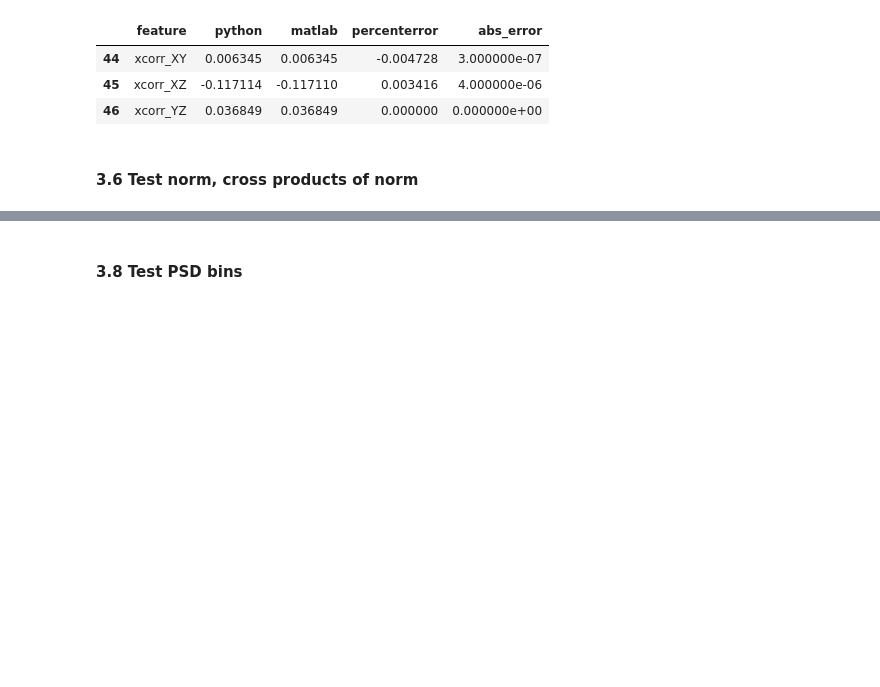
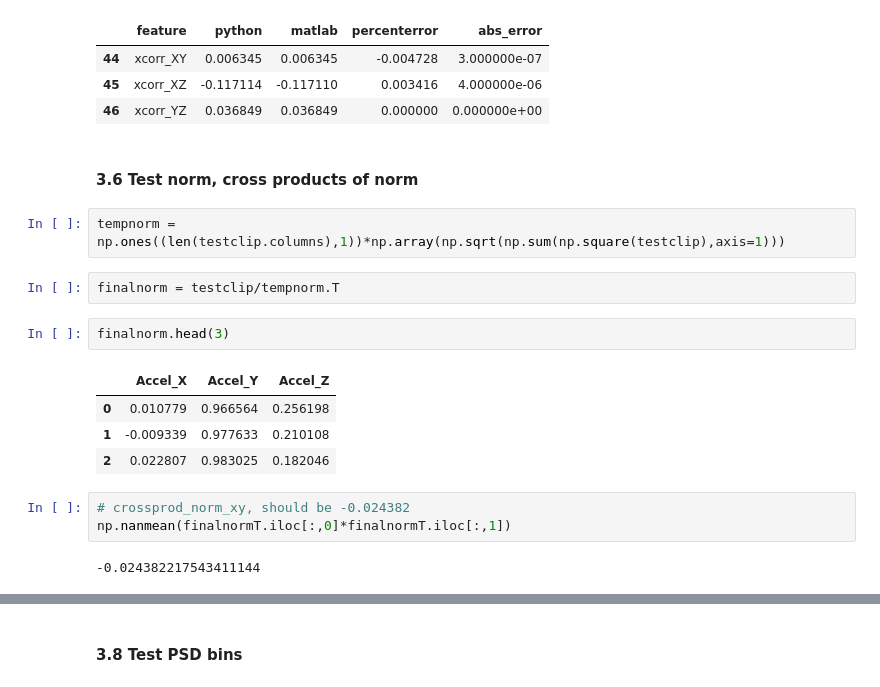
Before and after one commit to kamshee/activity-recognition-process, a Jupyter notebook: TestFeatures.ipynb, the cells around one changed output, grey strips where cells are left out. Drawn from its saved outputs; the diff is of its cells as text; blank space fills up the shorter version.

```diff
--- a/TestFeatures.ipynb
+++ b/TestFeatures.ipynb
@@ -481,4 +475,20 @@ result[44:47]
 | 46 | xcorr_YZ | 0.036849 | 0.036849 | 0.000000 | 0.000000e+00 |
 # %% [markdown]
 #### 3.6 Test norm, cross products of norm
+# %%
+tempnorm = np.ones((len(testclip.columns),1))*np.array(np.sqrt(np.sum(np.square(testclip),axis=1)))
+# %%
+finalnorm = testclip/tempnorm.T
+# %%
+finalnorm.head(3)
+# %% [output]
+|  | Accel_X | Accel_Y | Accel_Z |
+| 0 | 0.010779 | 0.966564 | 0.256198 |
+| 1 | -0.009339 | 0.977633 | 0.210108 |
+| 2 | 0.022807 | 0.983025 | 0.182046 |
+# %%
+# crossprod_norm_xy, should be -0.024382
+np.nanmean(finalnormT.iloc[:,0]*finalnormT.iloc[:,1])
+# %% [output]
+-0.024382217543411144
 # %%
```
Also changed, not shown: parts of 29 cells of this notebook.
